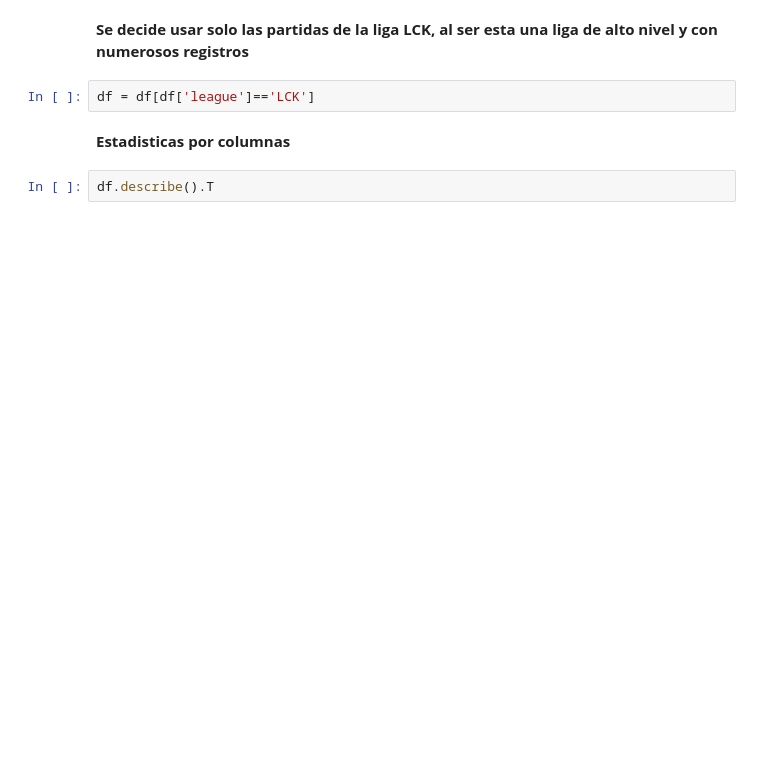
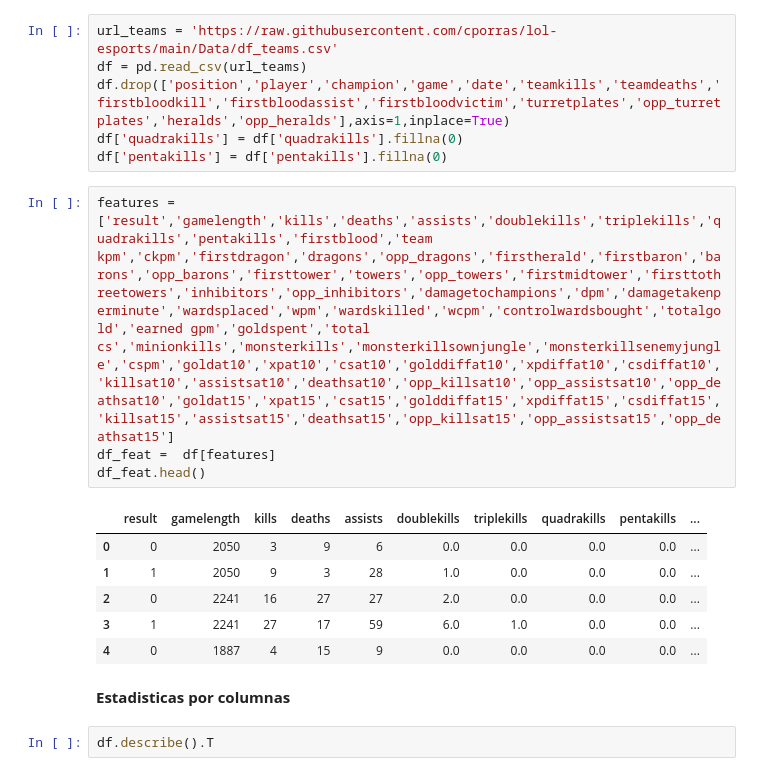
Before and after one commit to cporras/lol-esports, a Jupyter notebook: Notebooks/Analisis_multivariado.ipynb, the cells around one changed output. Cells and saved outputs as stored; diff of their text form; blank space fills up the shorter version.

```diff
--- a/Notebooks/Analisis_multivariado.ipynb
+++ b/Notebooks/Analisis_multivariado.ipynb
@@ -47,7 +10,20 @@ df.head()
-# %% [markdown]
-**Se decide usar solo las partidas de la liga LCK, al ser esta una liga de alto nivel y con numerosos registros**
-# %%
-df = df[df['league']=='LCK']
+# %%
+url_teams = 'https://raw.githubusercontent.com/cporras/lol-esports/main/Data/df_teams.csv'
+df = pd.read_csv(url_teams)
+df.drop(['position','player','champion','game','date','teamkills','teamdeaths','firstbloodkill','firstbloodassist','firstbloodvictim','turretplates','opp_turretplates','heralds','opp_heralds'],axis=1,inplace=True)
+df['quadrakills'] = df['quadrakills'].fillna(0)
+df['pentakills'] = df['pentakills'].fillna(0)
+# %%
+features = ['result','gamelength','kills','deaths','assists','doublekills','triplekills','quadrakills','pentakills','firstblood','team kpm','ckpm','firstdragon','dragons','opp_dragons','firstherald','firstbaron','barons','opp_barons','firsttower','towers','opp_towers','firstmidtower','firsttothreetowers','inhibitors','opp_inhibitors','damagetochampions','dpm','damagetakenperminute','wardsplaced','wpm','wardskilled','wcpm','controlwardsbought','totalgold','earned gpm','goldspent','total cs','minionkills','monsterkills','monsterkillsownjungle','monsterkillsenemyjungle','cspm','goldat10','xpat10','csat10','golddiffat10','xpdiffat10','csdiffat10','killsat10','assistsat10','deathsat10','opp_killsat10','opp_assistsat10','opp_deathsat10','goldat15','xpat15','csat15','golddiffat15','xpdiffat15','csdiffat15','killsat15','assistsat15','deathsat15','opp_killsat15','opp_assistsat15','opp_deathsat15']
+df_feat =  df[features]
+df_feat.head()
+# %% [output]
+|  | result | gamelength | kills | deaths | assists | doublekills | triplekills | quadrakills | pentakills | ... |
+| 0 | 0 | 2050 | 3 | 9 | 6 | 0.0 | 0.0 | 0.0 | 0.0 | ... |
+| 1 | 1 | 2050 | 9 | 3 | 28 | 1.0 | 0.0 | 0.0 | 0.0 | ... |
+| 2 | 0 | 2241 | 16 | 27 | 27 | 2.0 | 0.0 | 0.0 | 0.0 | ... |
+| 3 | 1 | 2241 | 27 | 17 | 59 | 6.0 | 1.0 | 0.0 | 0.0 | ... |
+| 4 | 0 | 1887 | 4 | 15 | 9 | 0.0 | 0.0 | 0.0 | 0.0 | ... |
 # %% [markdown]
 **Estadisticas por columnas**
 # %%
```
Also changed, not shown: parts of 10 cells of this notebook.
